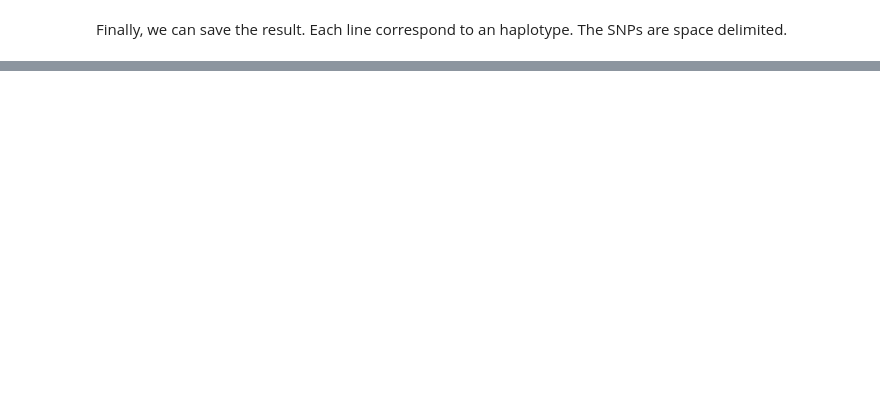
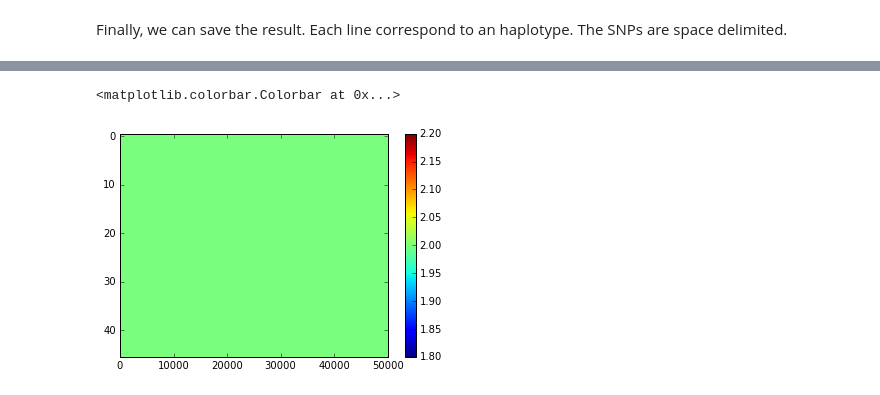
Before and after one commit to bcm-uga/Loter, a Jupyter notebook: python-package/Local Ancestry Example.ipynb, the cells around one changed output, grey strips where cells are left out. Cells and saved outputs as stored; diff of their text form; code cells hidden in the pictures; blank space fills up the shorter version.

```diff
--- a/python-package/Local Ancestry Example.ipynb
+++ b/python-package/Local Ancestry Example.ipynb
@@ -191,0 +196,4 @@ np.savetxt("result_mex.txt", mex_admixed, fmt="%i")
+# %%
+import loter.locanc.local_ancestry as lc
+
+res_impute, res_no_impute = lc.loter_local_ancestry([ceu_hap, yri_hap, mex_hap], mex_hap)
@@ -191,0 +227,9 @@ np.savetxt("result_mex.txt", mex_admixed, fmt="%i")
+# %%
+% matplotlib inline
+import matplotlib.pyplot as plt
+
+plt.imshow(res_no_impute[0], interpolation='nearest', aspect='auto')
+plt.colorbar()
+# %% [output]
+<matplotlib.colorbar.Colorbar at 0x...>
+[figure, added]
```
Also changed, not shown: parts of 7 cells of this notebook.
